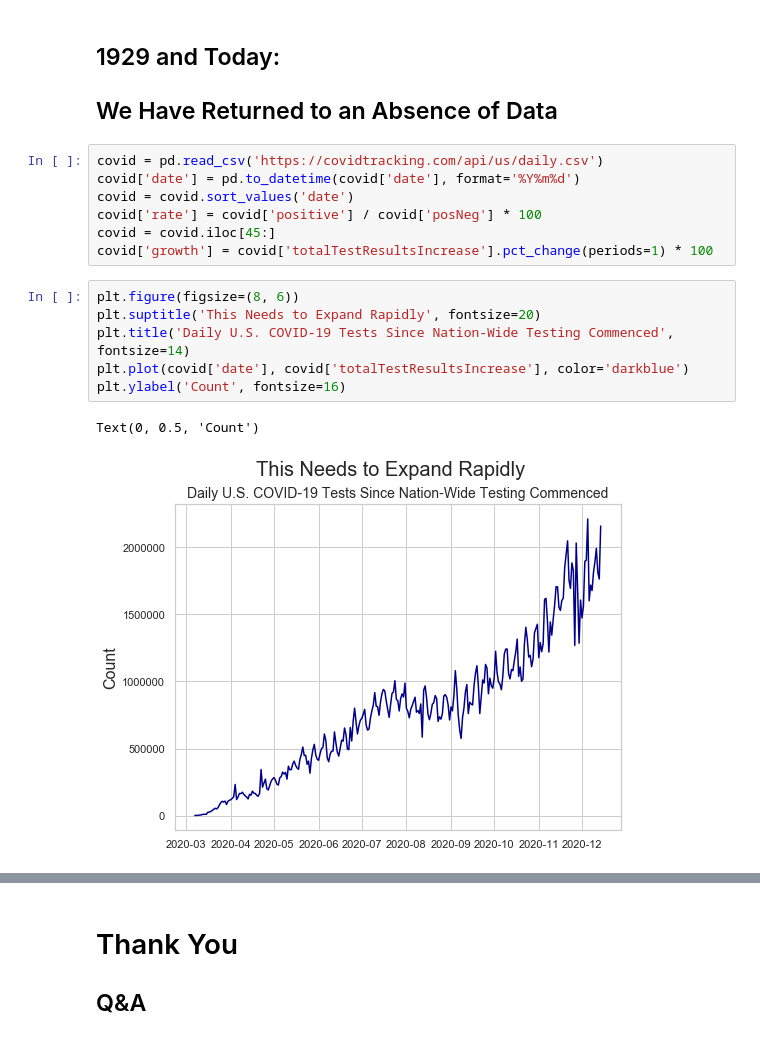
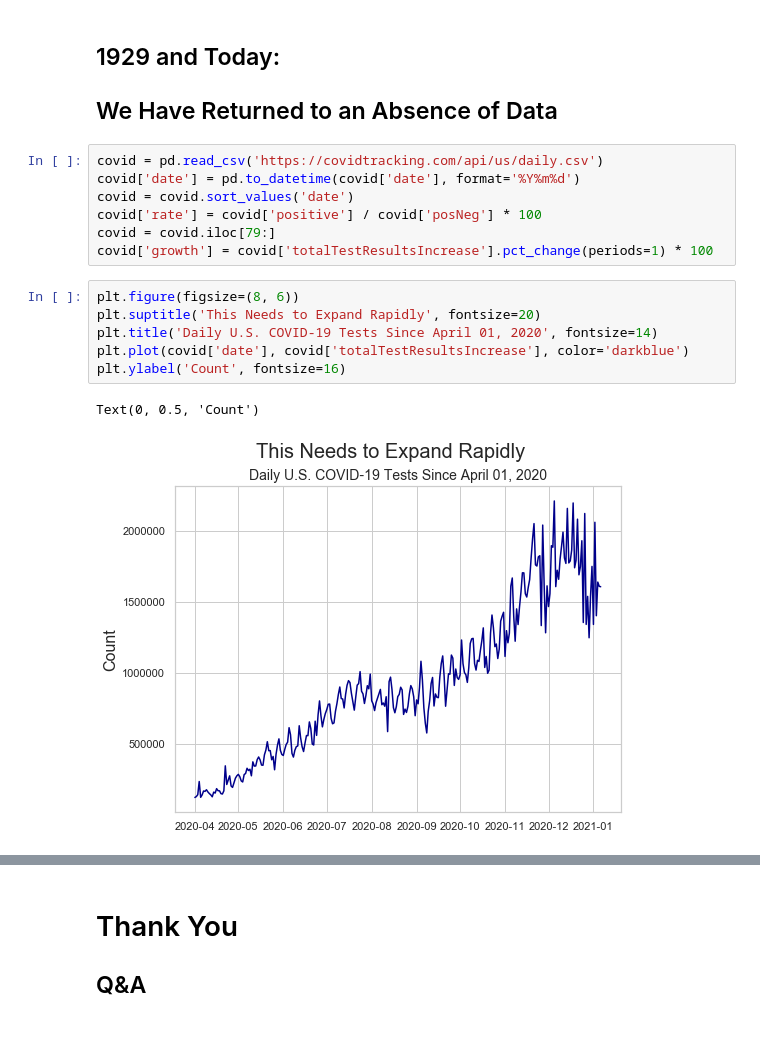
Before and after one commit to thsavage/Macro, a Jupyter notebook: Macroeconomics and Real Estate.ipynb, the cells around one changed output, grey strips where cells are left out. Cells and saved outputs as stored; diff of their text form.

```diff
--- a/Macroeconomics and Real Estate.ipynb
+++ b/Macroeconomics and Real Estate.ipynb
@@ -292,17 +292,17 @@ covid = pd.read_csv('https://covidtracking.com/api/us/daily.csv')
 covid['date'] = pd.to_datetime(covid['date'], format='%Y%m%d')
 covid = covid.sort_values('date')
 covid['rate'] = covid['positive'] / covid['posNeg'] * 100
-covid = covid.iloc[45:]
+covid = covid.iloc[79:]
 covid['growth'] = covid['totalTestResultsIncrease'].pct_change(periods=1) * 100
 # %%
 plt.figure(figsize=(8, 6))
 plt.suptitle('This Needs to Expand Rapidly', fontsize=20)
-plt.title('Daily U.S. COVID-19 Tests Since Nation-Wide Testing Commenced', fontsize=14)
+plt.title('Daily U.S. COVID-19 Tests Since April 01, 2020', fontsize=14)
 plt.plot(covid['date'], covid['totalTestResultsIncrease'], color='darkblue')
 plt.ylabel('Count', fontsize=16)
 # %% [output]
 Text(0, 0.5, 'Count')
-[figure, old version]
+[figure, new version]
 # %%
 plt.figure(figsize=(8, 6))
 plt.suptitle('But It Is Not', fontsize=20)
```
Also changed, not shown: parts of 11 cells of this notebook.
